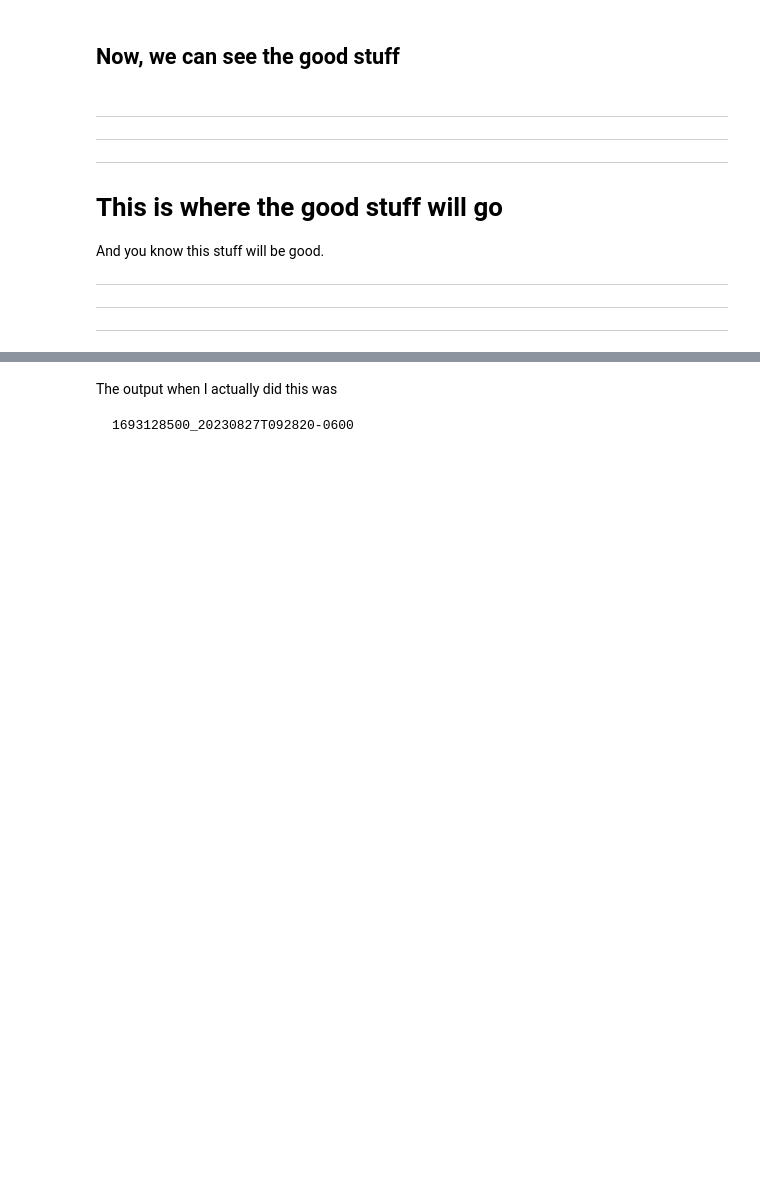
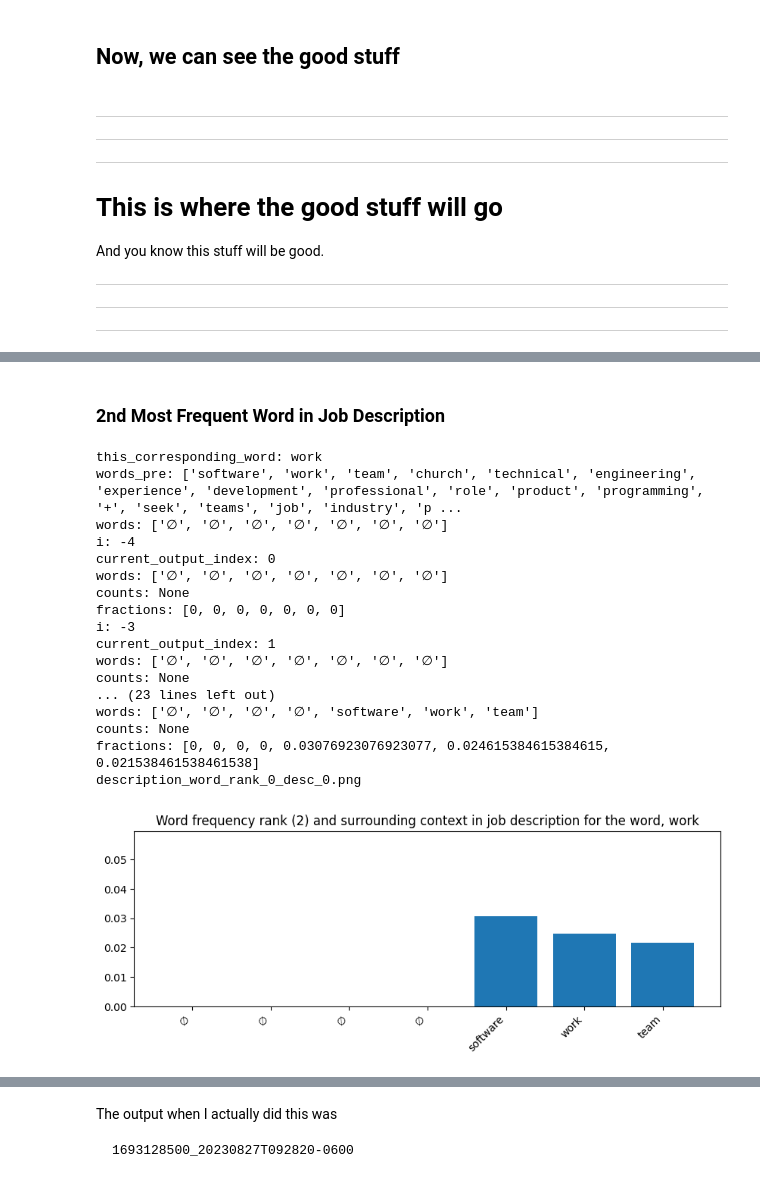
Before and after one commit to bballdave025/job-app-word-freq, a Jupyter notebook: Part_05_NLPPresentationJobHunt_DemoWordFreq_p5pp_output.ipynb, the cells around one changed output, grey strips where cells are left out. Cells and saved outputs as stored; diff of their text form; code cells hidden in the pictures; blank space fills up the shorter version.

```diff
--- a/Part_05_NLPPresentationJobHunt_DemoWordFreq_p5pp_output.ipynb
+++ b/Part_05_NLPPresentationJobHunt_DemoWordFreq_p5pp_output.ipynb
@@ -256,0 +555,79 @@ And you know this stuff will be good.
+# %% [markdown]
+### 2nd Most Frequent Word in Job Description
+# %%
+this_desc_idx = 0 # which job description are we using?
+
+###############################################
+word_rank_in_desc = 2
+###############################################
+
+this_corresponding_word = \
+    get_description_word_at_rank(word_rank_in_desc)
+
+print(f"this_corresponding_word: {this_corresponding_word}")
+
+rank_desc, _ = find_word_in_both_display_lists(
+                this_corresponding_word,
+                description_word_counts[desc_fname_idx_to_show],
+                application_word_counts[0],
+                   #  we only have one table -
+                   #+ it's at any legal index;
+                   #+ let's choose 0
+                name_of_display_list_1 = \
+                    f"description_word_counts[{this_desc_idx}]",
+                name_of_display_list_2 = "application_word_counts[0]"
+)
+
+fig_filename_desc = ""
+
+if rank_desc is None:
+    import matplotlib.image as mpimg
+    fig_filename_desc = "description_word_not_found.png"
+    img = mpimg.imread(fig_filename_desc)
+    imgplot = plt.imshow(img)
+##endof:  if rank_desc
+else:
+    get_freq_histo_specific(
+            description_word_counts[desc_fname_idx_to_show],
+            rank_index_1=this_desc_idx,
+            n_surrounding_words=3,
+            do_show_word_and_count_lists=False,
+            ylim_top_val=max_graph_proportion
+    )
+
+    fig_filename_desc = (
+            f"description_word_rank_{this_desc_idx}_"
+            f"desc_{desc_fname_idx_to_show}.png"
+    )
+
+    print(fig_filename_desc)
+
+    title_for_desc = (f"Word frequency rank ({rank_desc}) and surrounding context in "
+                      f"job description for the word, {this_corresponding_word}"
+                 )
+    plt.title(title_for_desc)
+
+    plt.savefig(fig_filename_desc,
+                bbox_inches='tight')
+
+    plt.show()
+##endof:  if/else rank_desc
+# %% [output]
+this_corresponding_word: work
+words_pre: ['software', 'work', 'team', 'church', 'technical', 'engineering', 'experience', 'development', 'professional', 'role', 'product', 'programming', '+', 'seek', 'teams', 'job', 'industry', 'p ...
+words: ['∅', '∅', '∅', '∅', '∅', '∅', '∅']
+i: -4
+current_output_index: 0
+words: ['∅', '∅', '∅', '∅', '∅', '∅', '∅']
+counts: None
+fractions: [0, 0, 0, 0, 0, 0, 0]
+i: -3
+current_output_index: 1
+words: ['∅', '∅', '∅', '∅', '∅', '∅', '∅']
+counts: None
+... (23 lines left out)
+words: ['∅', '∅', '∅', '∅', 'software', 'work', 'team']
+counts: None
+fractions: [0, 0, 0, 0, 0.03076923076923077, 0.024615384615384615, 0.021538461538461538]
+description_word_rank_0_desc_0.png
+[figure, added]
```
Also changed, not shown: parts of 24 cells of this notebook.
